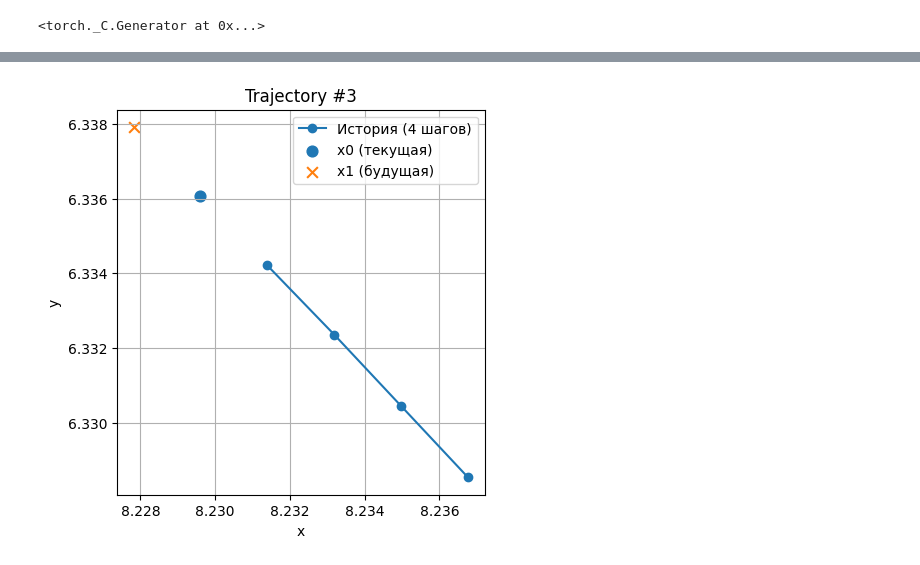
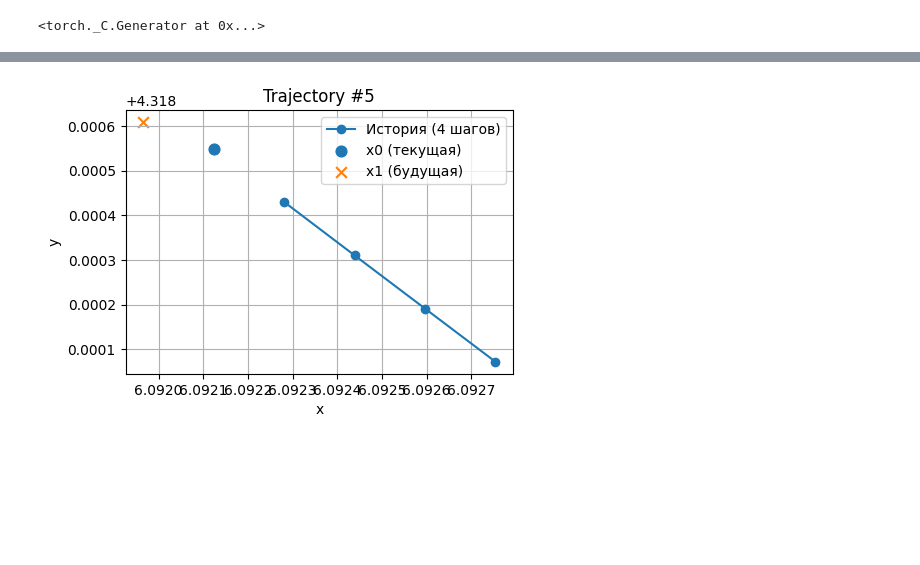
Before and after one commit to Fatyhich/sk_msd_trajectoryFM, a Jupyter notebook: notebooks/test_baseline.ipynb, the cells around one changed output, grey strips where cells are left out. Cells and saved outputs as stored; diff of their text form; code cells hidden in the pictures; blank space fills up the shorter version.

```diff
--- a/notebooks/test_baseline.ipynb
+++ b/notebooks/test_baseline.ipynb
@@ -93,9 +94,9 @@ def plot_trajectory(x0_value: torch.Tensor,
     plt.grid(True); plt.legend()
     plt.show()
 # %%
-plot_trajectory(x0_value, x1_value, x0_hist, idx=3)
+plot_trajectory(x0_value, x1_value, x0_hist, idx=5)
 # %% [output]
-[figure, old version]
+[figure, new version]
 # %%
 import torch
 import matplotlib.pyplot as plt
```
Also changed, not shown: parts of 6 cells of this notebook.
